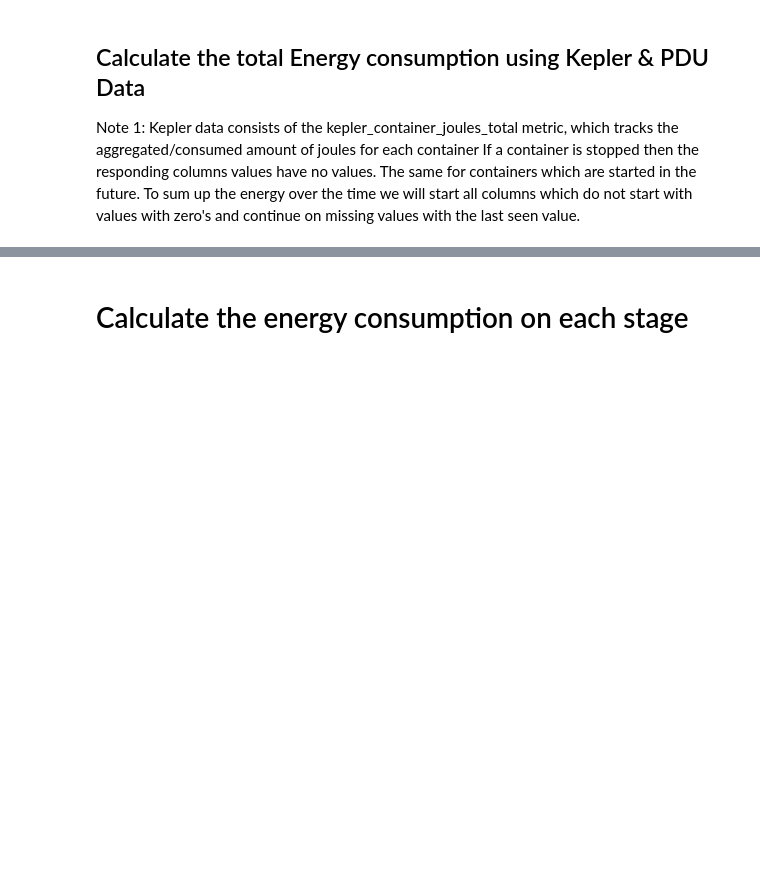
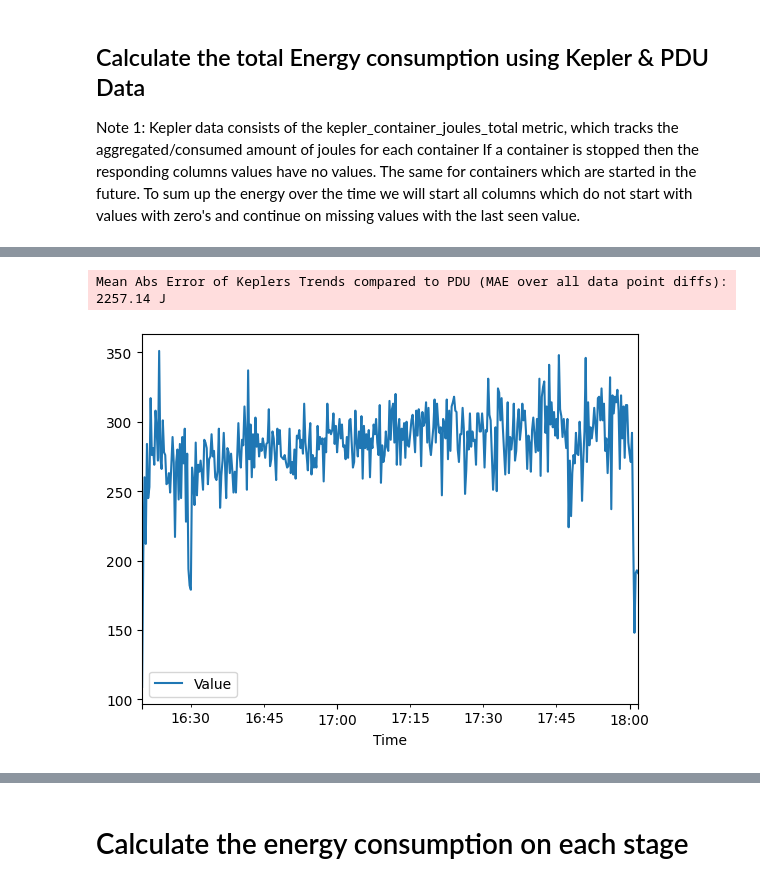
Before and after one commit to Tobias-Pe/distributed-systems-energy-efficiency, a Jupyter notebook: loadtesting/notebooks/energy_efficiency.ipynb, the cells around one changed output, grey strips where cells are left out. Cells and saved outputs as stored; diff of their text form; code cells hidden in the pictures; blank space fills up the shorter version.

Commit message:
:sparkles: (analysis) add calc and visualization for error of energy consumption trend

```diff
--- a/loadtesting/notebooks/energy_efficiency.ipynb
+++ b/loadtesting/notebooks/energy_efficiency.ipynb
@@ -184,0 +208,35 @@ logging.info(f"Total energy consumed from {start_time} to {end_time} tracked by
+# %%
+# Ensure the data is sorted by 'Time'
+kepler_df = kepler_df.sort_values('Time').reset_index(drop=True)
+pdu_df = pdu_df.sort_values('Time').reset_index(drop=True)
+# Merge the dataframes on the 'Time' column
+merged_df = pd.merge_asof(kepler_df, pdu_df, on='Time')
+merged_df.plot(x='Time', y=['Value'], kind='line')
+# Fill any resulting NaN values after the merge
+merged_df.ffill(inplace=True)
+merged_df.bfill(inplace=True)
+
+# Extract only the necessary Kepler columns (assuming these contain energy in Joules)
+kepler_columns = [col for col in merged_df.columns if 'kepler' in col]
+
+# Sum up the Kepler energy values at each time step
+merged_df['Kepler_sum'] = merged_df[kepler_columns].sum(axis=1)
+
+# Calculate the PDU energy consumption (integrate power over time as given)
+# Assuming 'Value_pdu' contains power in Watts
+merged_df['Time_diff'] = merged_df['Time'].diff().dt.total_seconds().fillna(0)
+merged_df['PDU_energy'] = (merged_df['Value'] * merged_df['Time_diff']).cumsum()
+
+# Calculate the increase in energy consumed for each time interval
+merged_df['Kepler_energy_increase'] = merged_df['Kepler_sum'].diff().fillna(0)
+merged_df['PDU_energy_increase'] = merged_df['PDU_energy'].diff().fillna(0)
+
+# Calculate the absolute errors between Kepler and PDU energy increases
+merged_df['abs_error_energy'] = (merged_df['PDU_energy_increase'] - merged_df['Kepler_energy_increase']).abs()
+
+# Calculate the Mean Absolute Error (MAE) over all energy increases
+mae = merged_df['abs_error_energy'].mean()
+logging.info(f"Mean Abs Error of Keplers Trends compared to PDU (MAE over all data point diffs): {mae:.2f} J")
+# %% [output]
+Mean Abs Error of Keplers Trends compared to PDU (MAE over all data point diffs): 2257.14 J
+[figure, added]
```
Also changed, not shown: parts of 18 cells of this notebook, 24 other files.
